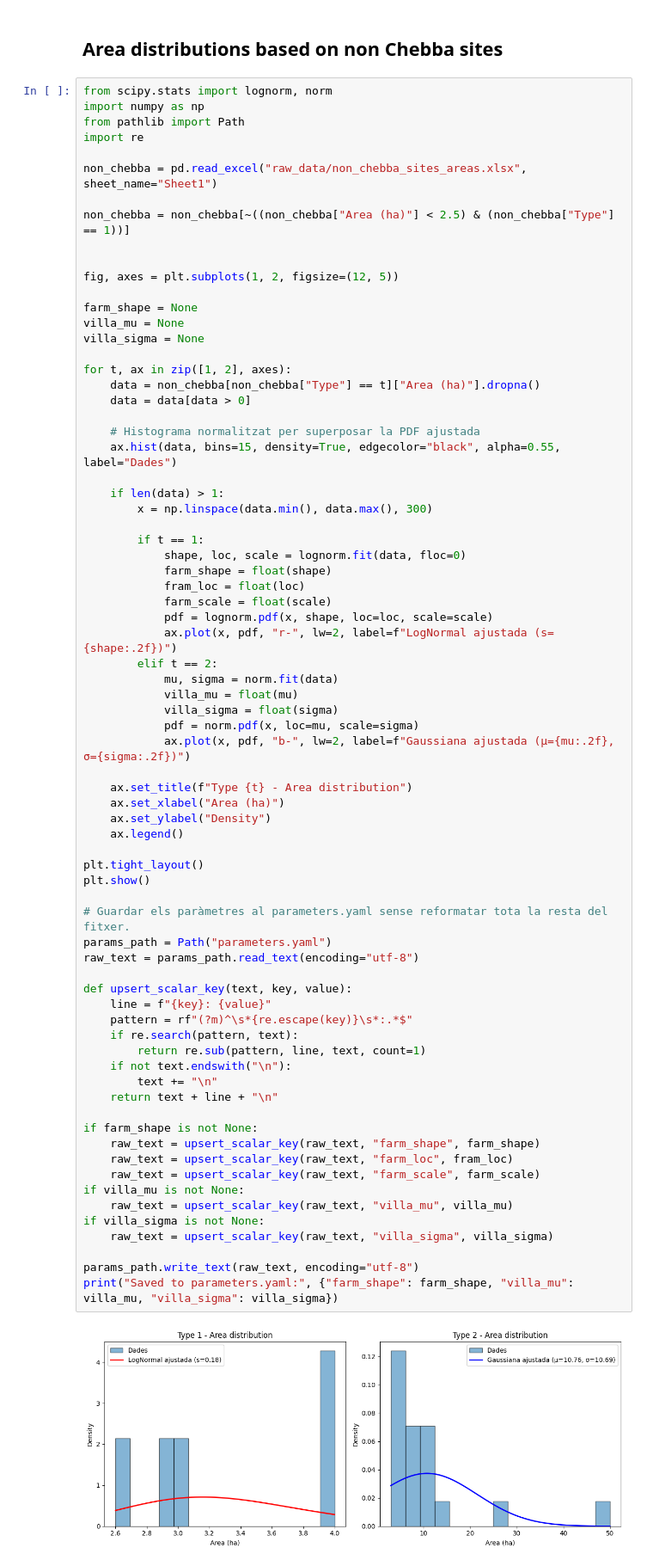
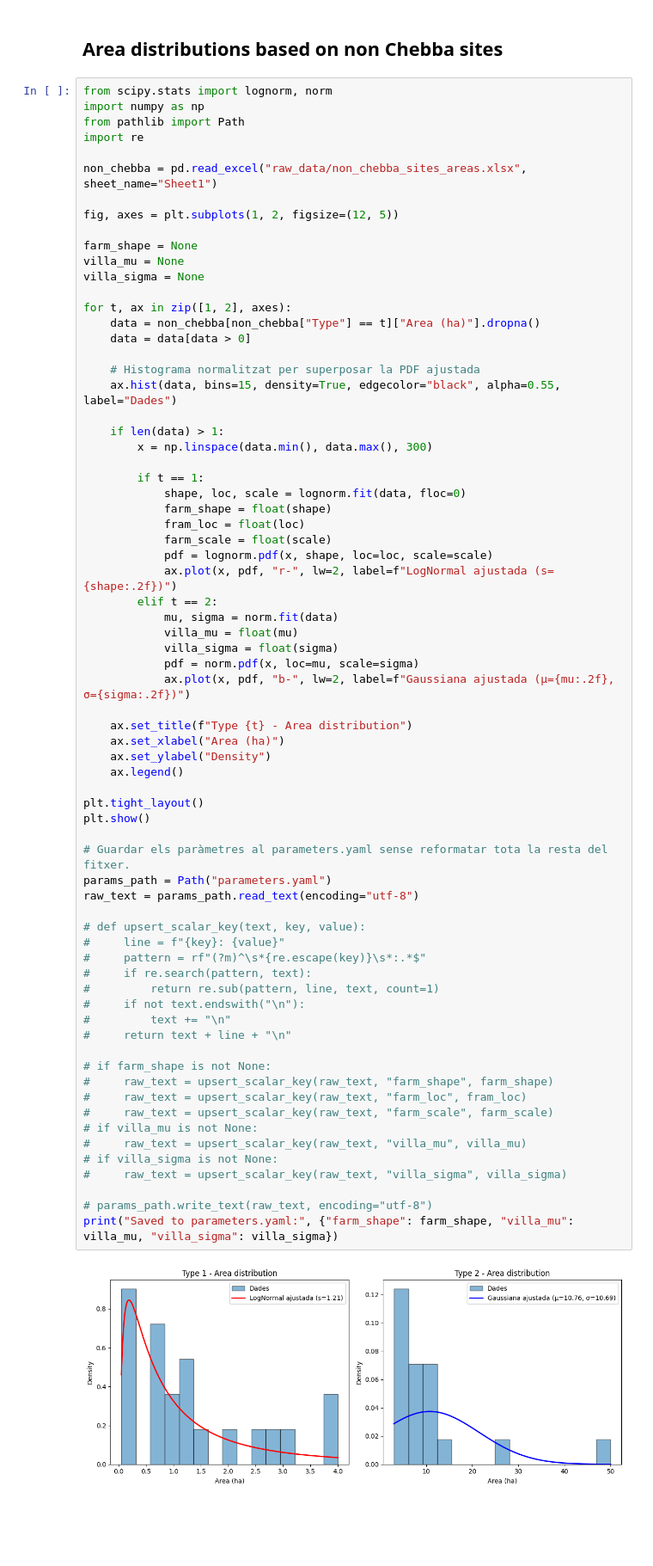
Before and after one commit to AlvaroSH2000/Roman-Chebba-agriculture, a Jupyter notebook: ABM/preprocess.ipynb, the cells around one changed output. Shown at 86% size. Drawn from its saved outputs; the diff is of its cells as text; blank space fills up the shorter version.

Commit message:
villas implemented

```diff
--- a/ABM/preprocess.ipynb
+++ b/ABM/preprocess.ipynb
@@ -328,9 +328,6 @@ from pathlib import Path
 import re
 
 non_chebba = pd.read_excel("raw_data/non_chebba_sites_areas.xlsx", sheet_name="Sheet1")
-
-non_chebba = non_chebba[~((non_chebba["Area (ha)"] < 2.5) & (non_chebba["Type"] == 1))]
-
 
 fig, axes = plt.subplots(1, 2, figsize=(12, 5))
 
@@ -351,48 +348,48 @@ for t, ax in zip([1, 2], axes):
         if t == 1:
             shape, loc, scale = lognorm.fit(data, floc=0)
             farm_shape = float(shape)
             fram_loc = float(loc)
             farm_scale = float(scale)
             pdf = lognorm.pdf(x, shape, loc=loc, scale=scale)
             ax.plot(x, pdf, "r-", lw=2, label=f"LogNormal ajustada (s={shape:.2f})")
         elif t == 2:
             mu, sigma = norm.fit(data)
             villa_mu = float(mu)
             villa_sigma = float(sigma)
             pdf = norm.pdf(x, loc=mu, scale=sigma)
             ax.plot(x, pdf, "b-", lw=2, label=f"Gaussiana ajustada (μ={mu:.2f}, σ={sigma:.2f})")
 
     ax.set_title(f"Type {t} - Area distribution")
     ax.set_xlabel("Area (ha)")
     ax.set_ylabel("Density")
     ax.legend()
 
 plt.tight_layout()
 plt.show()
 
 # Guardar els paràmetres al parameters.yaml sense reformatar tota la resta del fitxer.
 params_path = Path("parameters.yaml")
 raw_text = params_path.read_text(encoding="utf-8")
 
-def upsert_scalar_key(text, key, value):
-    line = f"{key}: {value}"
-    pattern = rf"(?m)^\s*{re.escape(key)}\s*:.*$"
-    if re.search(pattern, text):
-        return re.sub(pattern, line, text, count=1)
-    if not text.endswith("\n"):
-        text += "\n"
-    return text + line + "\n"
+# def upsert_scalar_key(text, key, value):
+#     line = f"{key}: {value}"
+#     pattern = rf"(?m)^\s*{re.escape(key)}\s*:.*$"
+#     if re.search(pattern, text):
+#         return re.sub(pattern, line, text, count=1)
+#     if not text.endswith("\n"):
+#         text += "\n"
+#     return text + line + "\n"
 
-if farm_shape is not None:
-    raw_text = upsert_scalar_key(raw_text, "farm_shape", farm_shape)
-    raw_text = upsert_scalar_key(raw_text, "farm_loc", fram_loc)
-    raw_text = upsert_scalar_key(raw_text, "farm_scale", farm_scale)
-if villa_mu is not None:
-    raw_text = upsert_scalar_key(raw_text, "villa_mu", villa_mu)
-if villa_sigma is not None:
-    raw_text = upsert_scalar_key(raw_text, "villa_sigma", villa_sigma)
+# if farm_shape is not None:
+#     raw_text = upsert_scalar_key(raw_text, "farm_shape", farm_shape)
+#     raw_text = upsert_scalar_key(raw_text, "farm_loc", fram_loc)
+#     raw_text = upsert_scalar_key(raw_text, "farm_scale", farm_scale)
+# if villa_mu is not None:
+#     raw_text = upsert_scalar_key(raw_text, "villa_mu", villa_mu)
+# if villa_sigma is not None:
+#     raw_text = upsert_scalar_key(raw_text, "villa_sigma", villa_sigma)
 
-params_path.write_text(raw_text, encoding="utf-8")
+# params_path.write_text(raw_text, encoding="utf-8")
 print("Saved to parameters.yaml:", {"farm_shape": farm_shape, "villa_mu": villa_mu, "villa_sigma": villa_sigma})
 # %% [output]
-[figure, old version]
+[figure, new version]
```
Also changed, not shown: parts of 1 cell of this notebook, 7 other files.
